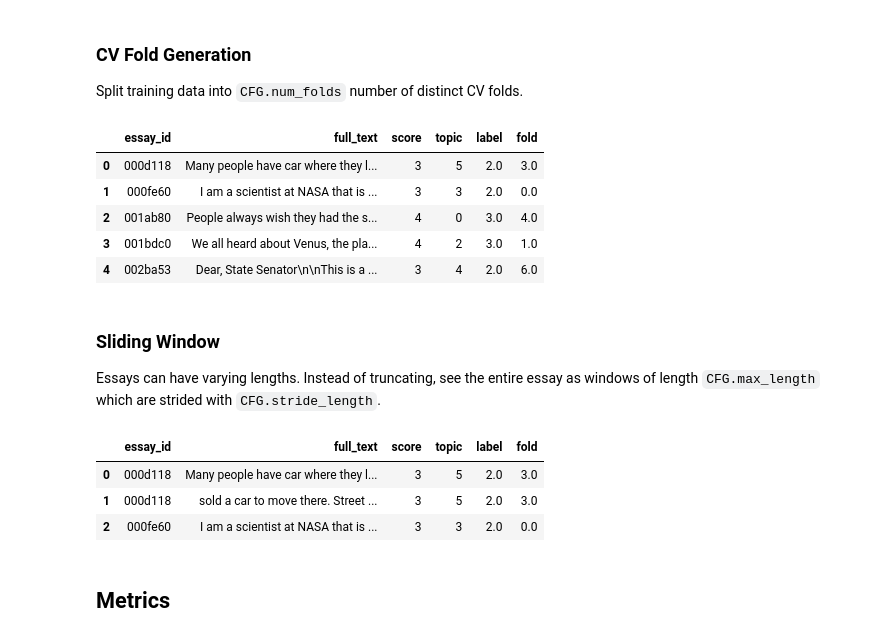
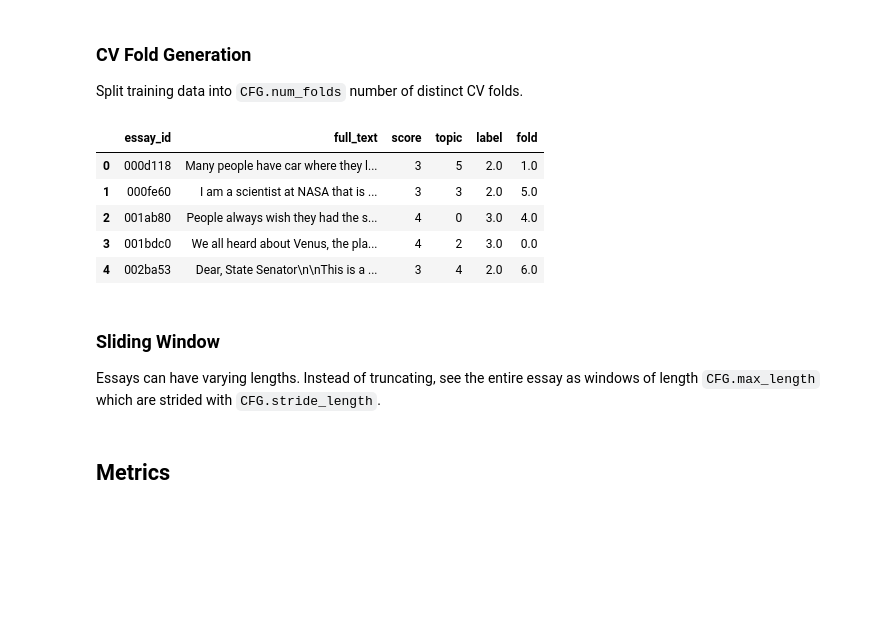
Before and after one commit to Shakleen/Kaggle-Automated-Essay-Scoring, a Jupyter notebook: notebooks/neural_network.ipynb, the cells around one changed output. Saved outputs shown, nothing was run; the diff lists cells and outputs as text; code cells hidden in the pictures; blank space fills up the shorter version.

```diff
--- a/notebooks/neural_network.ipynb
+++ b/notebooks/neural_network.ipynb
@@ -63,25 +78,26 @@ class Paths:
     model_path: str = os.path.join(output_path, "{model_name}_fold_{fold}")
     tokenizer_path: str =  os.path.join(output_path, "{model_name}_tokenizer")
     oof_path: str = os.path.join(output_path, "valid_df_fold_{fold}.csv")
+    threshold_path: str = os.path.join(output_path, "threshold.pkl")
 # %% [markdown]
 ### Configurations
 # %%
-DEBUG = True
+DEBUG = False
+DO_SLIDING_WINDOW = True
+DO_REGRESSION = True
 # %%
 class CFG:
     backbone_model: str = "microsoft/deberta-v3-xsmall"
-    do_sliding_window: bool = True
     gradient_accumulation_steps: int = 1
-    gradient_checkpointing: bool = True
+    gradient_checkpointing: bool = False
     lr: float = 1e-5
     max_length: int = 512
     n_splits: int = 7
     num_labels: int = 6
     num_folds: int = 7
-    num_epochs: int = 4
+    num_epochs: int = 3
     num_workers: int = 6
-    regression: bool = True
-    seed: int = 29
+    seed: int = 20
     stride_length: int = 384
     train_batch_size: int = 32
     valid_batch_size: int = 32
@@ -172,12 +216,12 @@ tokenizer.save_pretrained(Paths.tokenizer_path.format(model_name=MODEL_NAME))
 data = pd.read_csv(Paths.train_csv, low_memory=False)
 print("Training dataset has shape:", data.shape)
 
-data["label"] = data["score"].map(lambda x: x- 1)
+data["score"] = data["score"].map(lambda x: x- 1)
 
-if CFG.regression:
-    data["label"] = data["label"].astype(pd.Float32Dtype())
+if DO_REGRESSION:
+    data["score"] = data["score"].astype(pd.Float32Dtype())
 else:
-    data["label"] = data["label"].astype(pd.Int32Dtype())
+    data["score"] = data["score"].astype(pd.Int32Dtype())
 
 data.head(3)
 # %% [output]
@@ -193,16 +237,16 @@ Split training data into `CFG.num_folds` number of distinct CV folds.
 # %%
 skf = StratifiedGroupKFold(n_splits=CFG.num_folds, shuffle=True, random_state=CFG.seed)
 
-for i, (_, val_index) in enumerate(skf.split(data, data["label"], data["topic"])):
+for i, (_, val_index) in enumerate(skf.split(data, data["score"], data["topic"])):
     data.loc[val_index, "fold"] = i
 
 data.head()
 # %% [output]
 |  | essay_id | full_text | score | topic | label | fold |
-| 0 | 000d118 | Many people have car where they l... | 3 | 5 | 2.0 | 3.0 |
-| 1 | 000fe60 | I am a scientist at NASA that is ... | 3 | 3 | 2.0 | 0.0 |
+| 0 | 000d118 | Many people have car where they l... | 3 | 5 | 2.0 | 1.0 |
+| 1 | 000fe60 | I am a scientist at NASA that is ... | 3 | 3 | 2.0 | 5.0 |
 | 2 | 001ab80 | People always wish they had the s... | 4 | 0 | 3.0 | 4.0 |
-| 3 | 001bdc0 | We all heard about Venus, the pla... | 4 | 2 | 3.0 | 1.0 |
+| 3 | 001bdc0 | We all heard about Venus, the pla... | 4 | 2 | 3.0 | 0.0 |
 | 4 | 002ba53 | Dear, State Senator\n\nThis is a ... | 3 | 4 | 2.0 | 6.0 |
 # %% [markdown]
 ### Sliding Window
@@ -277,14 +321,9 @@ def sliding_window(df, tokenizer):
 
     return pd.DataFrame(new_df)
 # %%
-if CFG.do_sliding_window:
+if DO_SLIDING_WINDOW:
     data = sliding_window(data, tokenizer)
     data.head(3)
-# %% [output]
-|  | essay_id | full_text | score | topic | label | fold |
-| 0 | 000d118 | Many people have car where they l... | 3 | 5 | 2.0 | 3.0 |
-| 1 | 000d118 | sold a car to move there. Street ... | 3 | 5 | 2.0 | 3.0 |
-| 2 | 000fe60 | I am a scientist at NASA that is ... | 3 | 3 | 2.0 | 0.0 |
 # %% [markdown]
 ## Metrics
 # %% [markdown]
```
Also changed, not shown: parts of 36 cells of this notebook.
